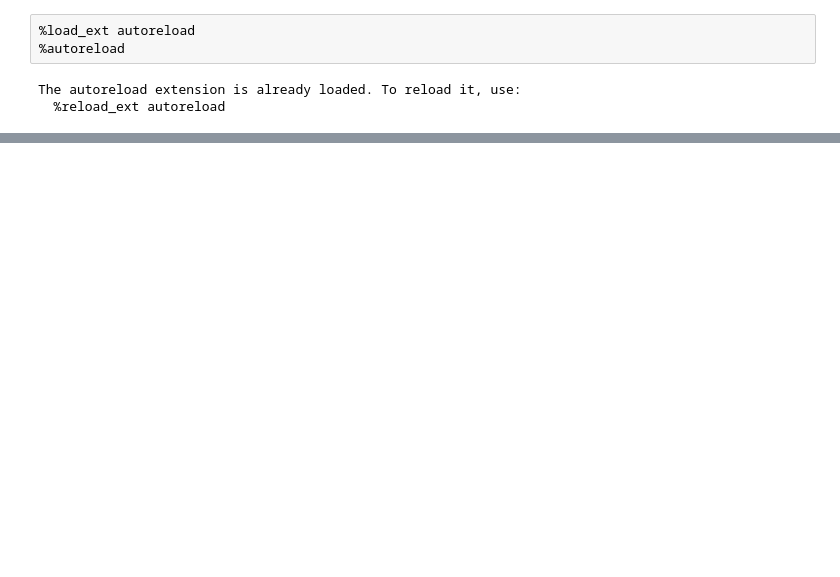
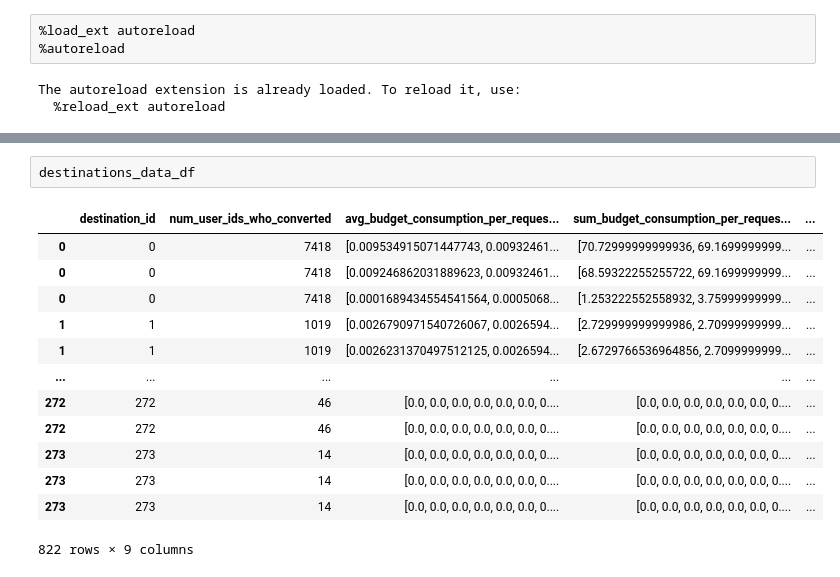
Before and after one commit to columbia/cookiemonster, a Jupyter notebook: systemx/notebooks/analysis.ipynb, the cells around one changed output, grey strips where cells are left out. Saved outputs shown, nothing was run; the diff lists cells and outputs as text; blank space fills up the shorter version.

```diff
--- a/systemx/notebooks/analysis.ipynb
+++ b/systemx/notebooks/analysis.ipynb
@@ -23,0 +20,16 @@ df
+# %%
+destinations_data_df
+# %% [output]
+|  | destination_id | num_user_ids_who_converted | avg_budget_consumption_per_reques... | sum_budget_consumption_per_reques... | ... |
+| 0 | 0 | 7418 | [0.009534915071447743, 0.00932461... | [70.72999999999936, 69.1699999999... | ... |
+| 0 | 0 | 7418 | [0.009246862031889623, 0.00932461... | [68.59322255255722, 69.1699999999... | ... |
+| 0 | 0 | 7418 | [0.0001689434554541564, 0.0005068... | [1.253222552558932, 3.75999999999... | ... |
+| 1 | 1 | 1019 | [0.0026790971540726067, 0.0026594... | [2.729999999999986, 2.70999999999... | ... |
+| 1 | 1 | 1019 | [0.0026231370497512125, 0.0026594... | [2.6729766536964856, 2.7099999999... | ... |
+| ... | ... | ... | ... | ... | ... |
+| 272 | 272 | 46 | [0.0, 0.0, 0.0, 0.0, 0.0, 0.0, 0.... | [0.0, 0.0, 0.0, 0.0, 0.0, 0.0, 0.... | ... |
+| 272 | 272 | 46 | [0.0, 0.0, 0.0, 0.0, 0.0, 0.0, 0.... | [0.0, 0.0, 0.0, 0.0, 0.0, 0.0, 0.... | ... |
+| 273 | 273 | 14 | [0.0, 0.0, 0.0, 0.0, 0.0, 0.0, 0.... | [0.0, 0.0, 0.0, 0.0, 0.0, 0.0, 0.... | ... |
+| 273 | 273 | 14 | [0.0, 0.0, 0.0, 0.0, 0.0, 0.0, 0.... | [0.0, 0.0, 0.0, 0.0, 0.0, 0.0, 0.... | ... |
+| 273 | 273 | 14 | [0.0, 0.0, 0.0, 0.0, 0.0, 0.0, 0.... | [0.0, 0.0, 0.0, 0.0, 0.0, 0.0, 0.... | ... |
+822 rows × 9 columns
```
Also changed, not shown: parts of 8 cells of this notebook, 13 other files.
